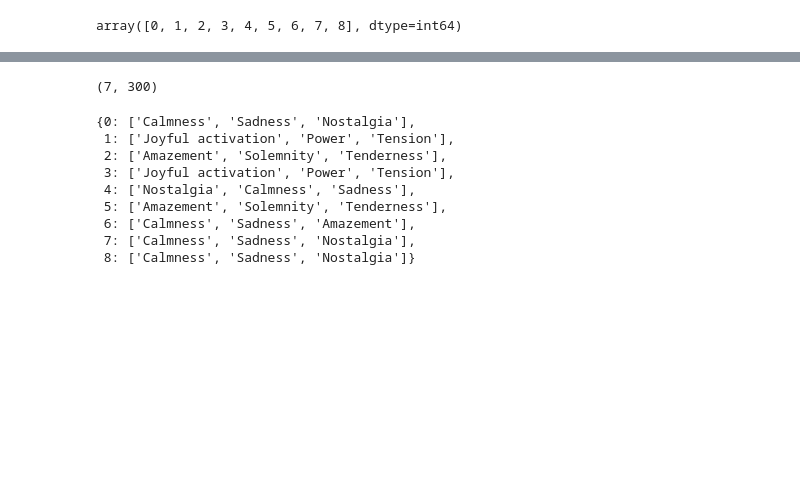
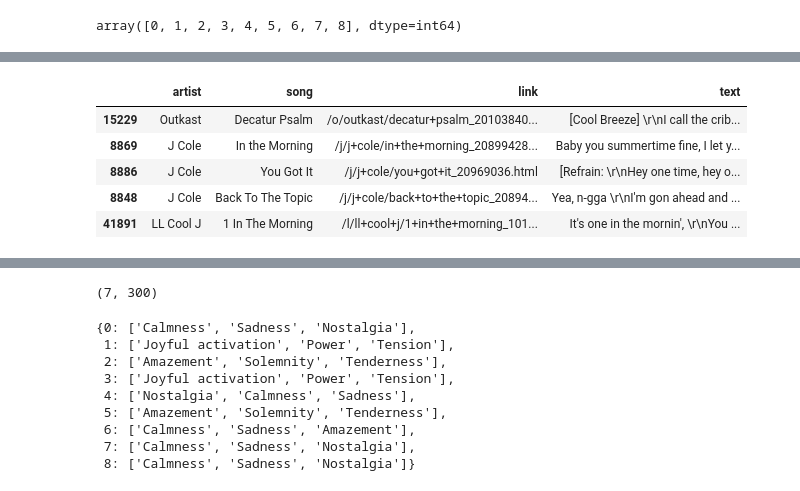
Before and after one commit to Gojo1729/AS2024, a Jupyter notebook: code/sentiment_classifier/notebooks/kmeans_training.ipynb, the cells around one changed output, grey strips where cells are left out. Cells and saved outputs as stored; diff of their text form; code cells hidden in the pictures; blank space fills up the shorter version.

```diff
--- a/code/sentiment_classifier/notebooks/kmeans_training.ipynb
+++ b/code/sentiment_classifier/notebooks/kmeans_training.ipynb
@@ -312,0 +441,9 @@ predict(song)
+# %%
+benchmark_df.loc[closest_indices_dict["Centroid 2"]]
+# %% [output]
+|  | artist | song | link | text |
+| 15229 | Outkast | Decatur Psalm | /o/outkast/decatur+psalm_20103840... | [Cool Breeze] \r\nI call the crib... |
+| 8869 | J Cole | In the Morning | /j/j+cole/in+the+morning_20899428... | Baby you summertime fine, I let y... |
+| 8886 | J Cole | You Got It | /j/j+cole/you+got+it_20969036.html | [Refrain: \r\nHey one time, hey o... |
+| 8848 | J Cole | Back To The Topic | /j/j+cole/back+to+the+topic_20894... | Yea, n-gga \r\nI'm gon ahead and ... |
+| 41891 | LL Cool J | 1 In The Morning | /l/ll+cool+j/1+in+the+morning_101... | It's one in the mornin', \r\nYou ... |
```
Also changed, not shown: parts of 39 cells of this notebook, 16 other files.
